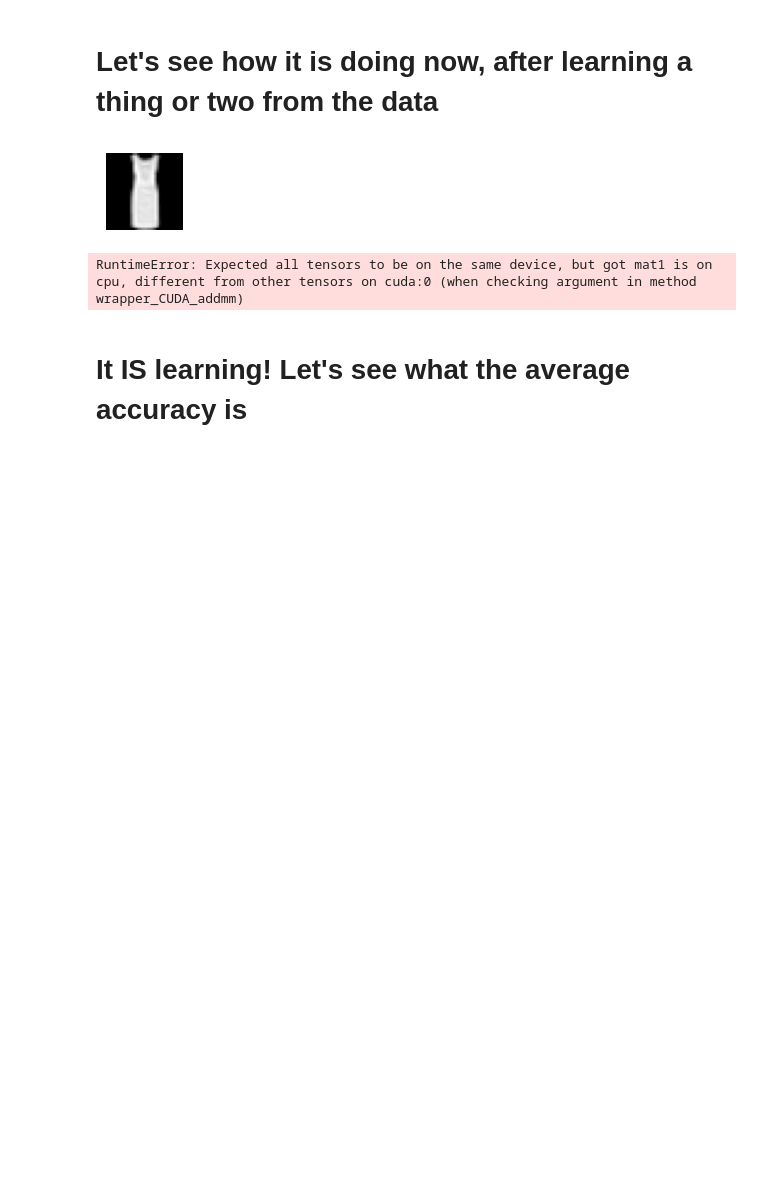
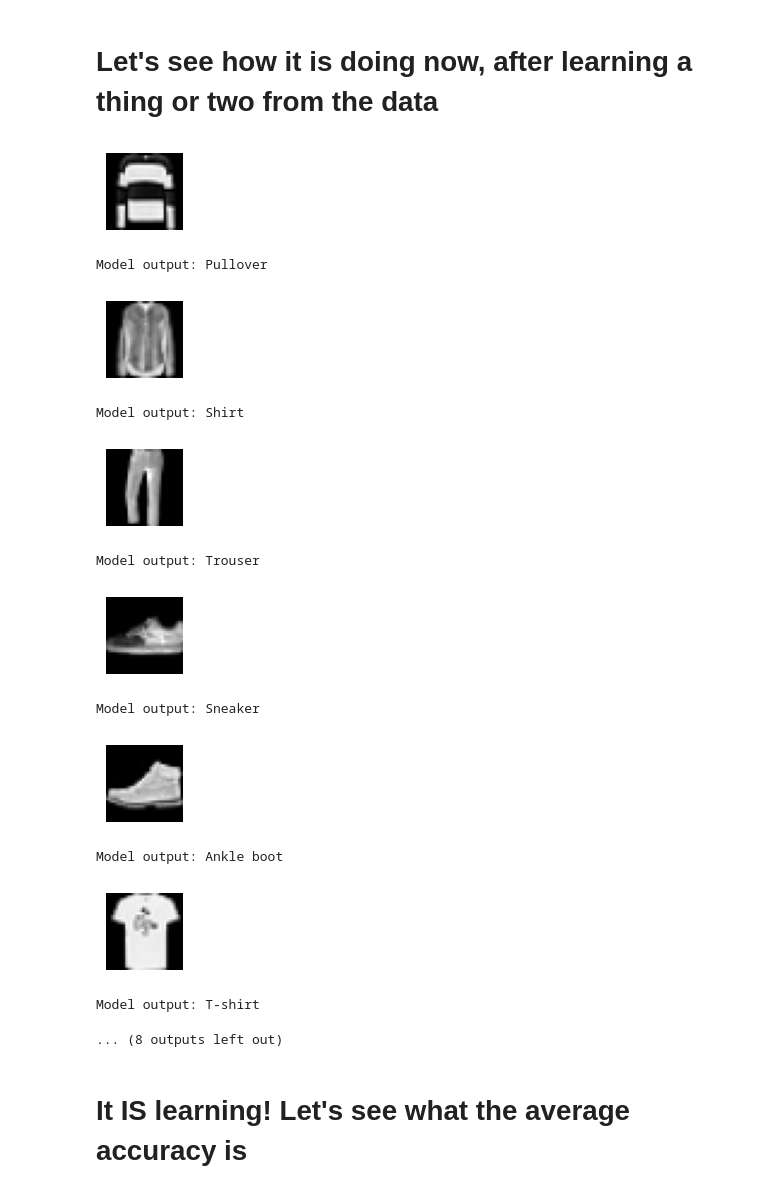
Before and after one commit to batuhan-gundogdu/machine-learning-II, a Jupyter notebook: Lecture 1/lecture-1.ipynb, the cells around one changed output. Cells and saved outputs as stored; diff of their text form; code cells hidden in the pictures; blank space fills up the shorter version.

```diff
--- a/Lecture 1/lecture-1.ipynb
+++ b/Lecture 1/lecture-1.ipynb
@@ -64,16 +64,27 @@ RuntimeError: Expected all tensors to be on the same device, but got mat1 is on
 # %%
 for i in range(10):
     # get the ith sample of the first batch
     sample_data = data.dataloader.dataset[i][0]
     plt.figure(figsize=(1, 1))
-    plt.imshow(sample_data.squeeze().numpy(), cmap='gray')
+    plt.imshow(sample_data.squeeze().cpu().numpy(), cmap='gray')
     plt.axis('off')
     plt.show()
     predicted = model.predict(sample_data)
     print(f'Model output: {class_names[predicted]}')
 # %% [output]
-[figure, old version]
+[figure, new version]
-RuntimeError: Expected all tensors to be on the same device, but got mat1 is on cpu, different from other tensors on cuda:0 (when checking argument in method wrapper_CUDA_addmm)
+Model output: Pullover
+[figure, added]
+Model output: Shirt
+[figure, added]
+Model output: Trouser
+[figure, added]
+Model output: Sneaker
+[figure, added]
+Model output: Ankle boot
+[figure, added]
+Model output: T-shirt
+... (8 outputs left out)
 # %% [markdown]
 # It IS learning! Let's see what the average accuracy is
 # %%
```
Also changed, not shown: parts of 6 cells of this notebook.
